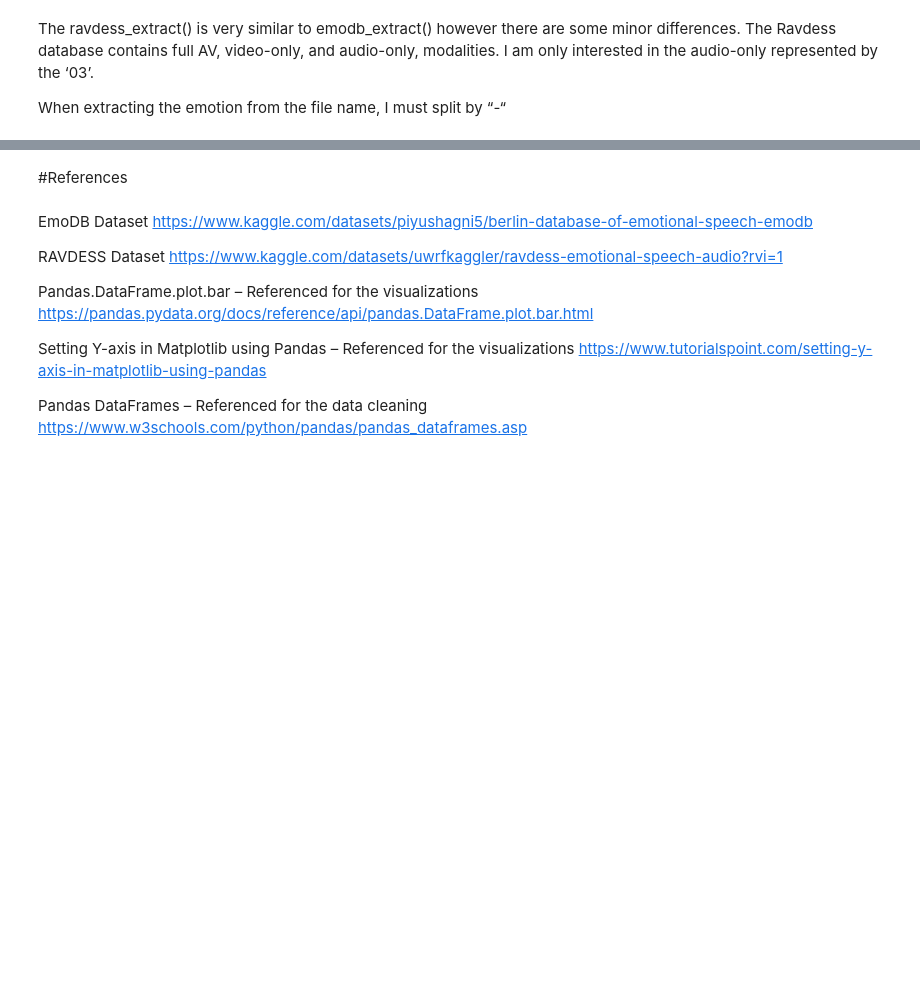
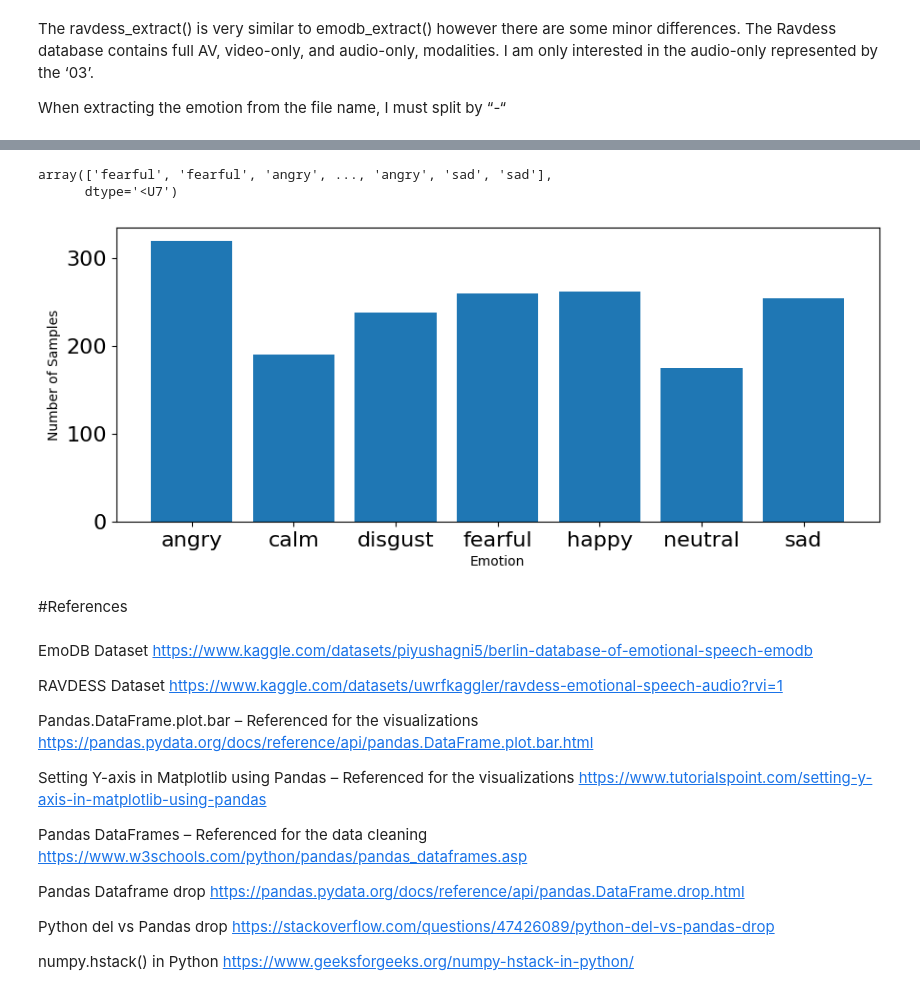
Before and after one commit to SorrenJ/Week-2_Data_Preprocessing, a Jupyter notebook: Week_2_Data_Preprocessing.ipynb, the cells around one changed output, grey strips where cells are left out. Saved outputs shown, nothing was run; the diff lists cells and outputs as text; code cells hidden in the pictures; blank space fills up the shorter version.

```diff
--- a/Week_2_Data_Preprocessing.ipynb
+++ b/Week_2_Data_Preprocessing.ipynb
@@ -1146,0 +1075,3 @@ py.show()
+# %%
+
+features_emodb, emotions_emodb, genders_emodb = emodb_extract2()
@@ -1341,3 +1274,25 @@ ax = df.plot.bar(rot=0, ylim=(0, 1500))
+# %%
+emotions_merged = np.hstack((emotions_rav, emotions_emodb))
+emotions_merged
+# %% [output]
+array(['fearful', 'fearful', 'angry', ..., 'angry', 'sad', 'sad'],
+      dtype='<U7')
+# %%
+def emotion_viz2(emot_array):
+  # plot emotions
+  plt.figure(figsize=(35,4))
+  plt.subplot(1,3,1)
+  #np.unique returns ordered list of unique elements and count of each element
+  emotion_list, count = np.unique(emot_array, return_counts=True)
+  plt.bar(x=range(7), height=count)
+  plt.xticks(ticks=range(7), labels = [emotion for emotion in emotion_list],fontsize=10)
+  plt.xlabel('Emotion')
+  plt.tick_params(labelsize=16)
+  plt.ylabel('Number of Samples')
+  plt.show()
+emotion_viz2(emotions_merged)
+# %% [output]
+[figure, added]
 # %% [markdown]
 #References
 # %% [markdown]
@@ -1355,3 +1310,12 @@ https://www.tutorialspoint.com/setting-y-axis-in-matplotlib-using-pandas
 
 Pandas DataFrames – Referenced for the data cleaning
 https://www.w3schools.com/python/pandas/pandas_dataframes.asp
+
+Pandas Dataframe drop
+https://pandas.pydata.org/docs/reference/api/pandas.DataFrame.drop.html
+
+Python del vs Pandas drop
+https://stackoverflow.com/questions/47426089/python-del-vs-pandas-drop
+
+numpy.hstack() in Python
+https://www.geeksforgeeks.org/numpy-hstack-in-python/
```
Also changed, not shown: parts of 67 cells of this notebook.
